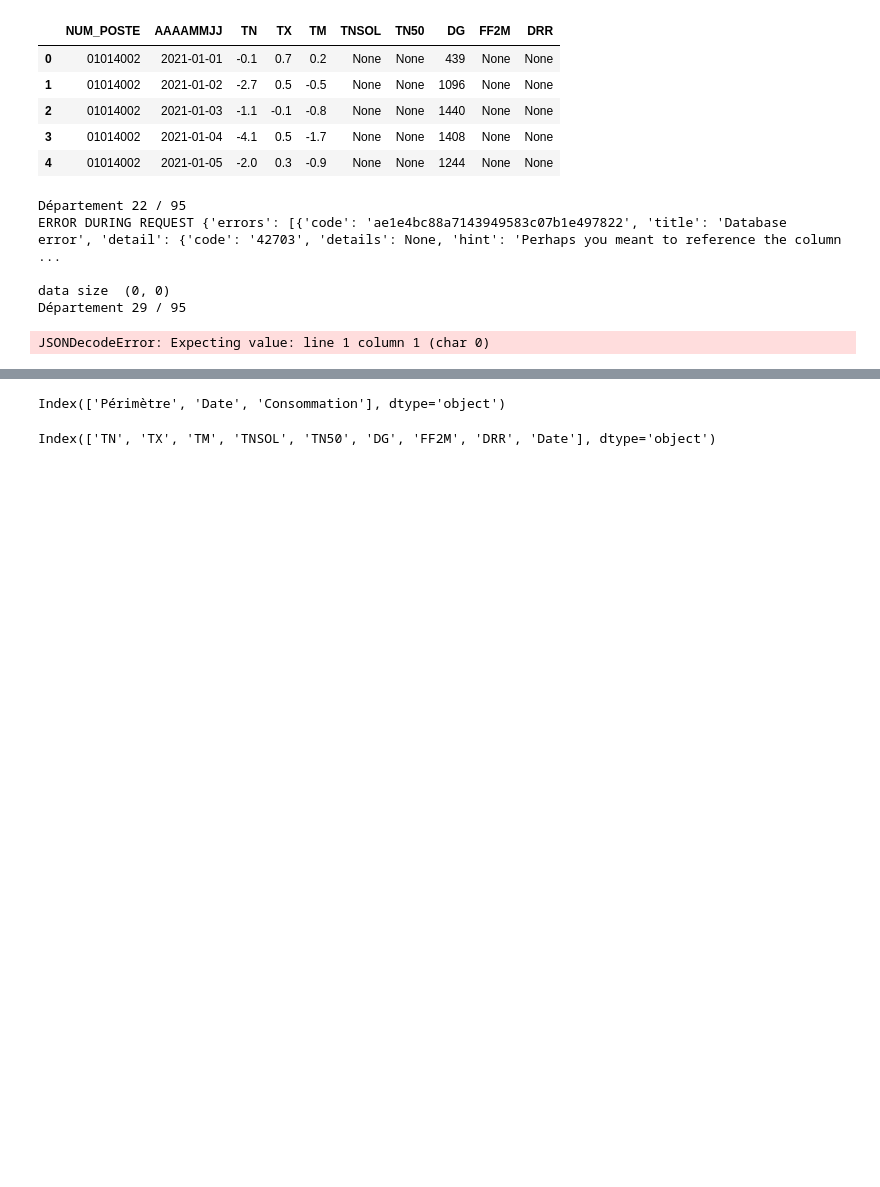
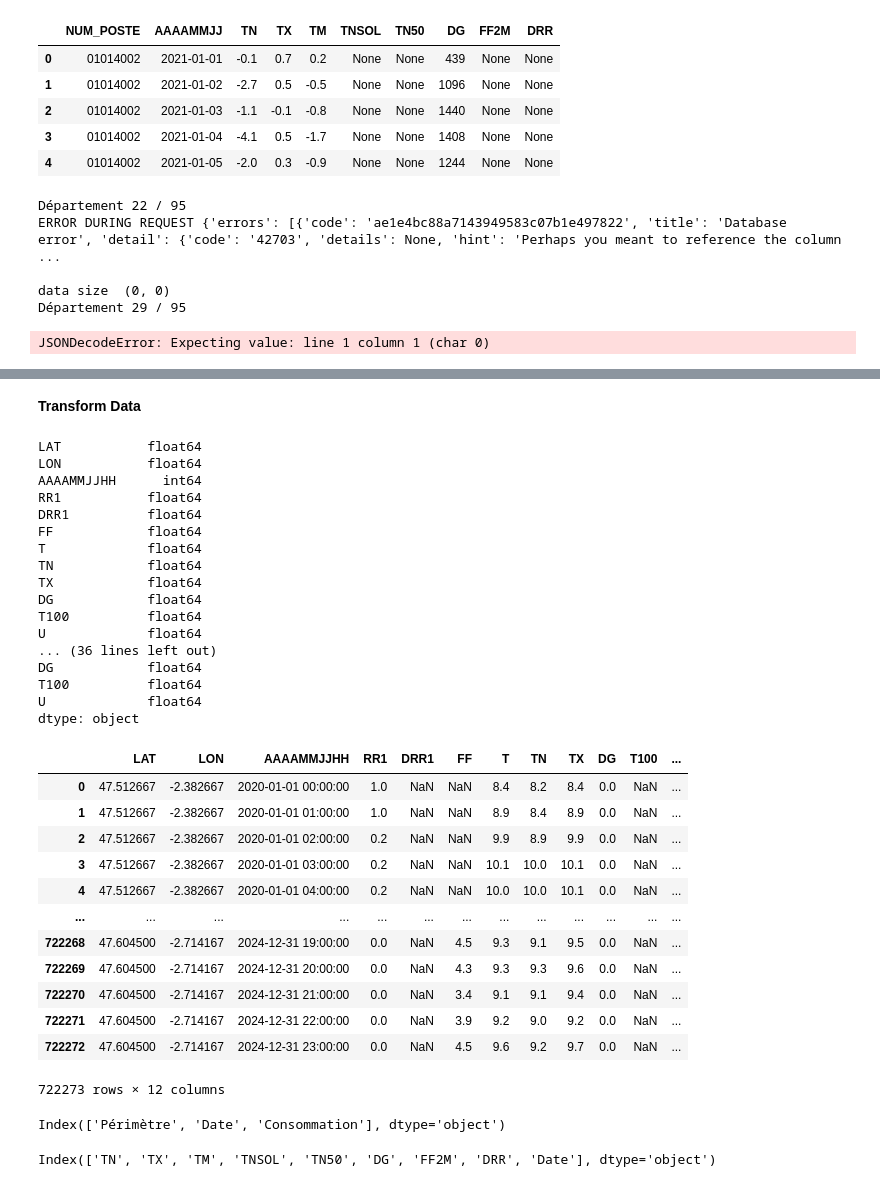
Before and after one commit to Eyfelix/Forecasting-French-Regional-Electricity-Consumption-Weather, a Jupyter notebook: createDataSet.ipynb, the cells around one changed output, grey strips where cells are left out. Drawn from its saved outputs; the diff is of its cells as text; code cells hidden in the pictures; blank space fills up the shorter version.

```diff
--- a/createDataSet.ipynb
+++ b/createDataSet.ipynb
@@ -81,17 +81,18 @@ relevantColsDay = ["NUM_POSTE",#* Numéro de poste,
                 ]
 
 #* Colonnes pour les fichiers météo en heure
-relevantColsHOR = [ "NUM_POSTE",#* Numéro de poste,
+relevantColsHOR = [
                     "AAAAMMJJHH", #* Date et heure
+                    "LAT", #* L'attitude
+                    "LON", #* Longitude
                     "TN", #* Température minimal à l'abri
                     "TX", #* Température maximal à l'abri
                     "T", #* Température à l'abri
-                    "TNSOL", #* Température minimal à 10cm du sol
-                    "TN50", #* Température minimal à 50cm du dol
-                    "DG", #* Durée du gel
+                    "T100", #* Température à un mètre
+                    "DG", #* Durée du gel en mn
                     "FF", #* Force moyenne du vent
-                    "DRR1" #* Durée des précipitations sur une heure
-                    "RR1" #* Quantitée des précipitations sur l'heure
+                    "DRR1", #* Durée des précipitations sur une heure
+                    "RR1", #* Quantitée des précipitations sur l'heure
                     "U", #* Humidité (%)
                     ]
 
@@ -170,6 +175,11 @@ def getFileName(step:Literal["raw","cleaned"],dataSource:Literal["meteo","energy
     if dataSource=="meteo":
         if step=="raw":
             number = str(departementNumber) if departementNumber>10 else "0"+str(departementNumber)
+            if delta=="ByHour":
+                return os.path.join(step+"Data",dataSource,delta,f'H_{number}_previous-2020-2024'+".csv")
+            return os.path.join(step+"Data",dataSource,delta,MetoBase+number+".csv")
+        else:
+            number = str(departementNumber) if departementNumber>10 else "0"+str(departementNumber)
             return os.path.join(step+"Data",dataSource,delta,MetoBase+number+".csv")
 
     number = str(departementNumber) if departementNumber>10 else "0"+str(departementNumber)
@@ -437,15 +457,64 @@ getMeteoData()
+# %% [markdown]
+**Transform Data**
 # %%
-"""TRANSFORM DATA """
+#* Meteo by Day
 
-for dep in range(1,nbDep+1):
-    rawData = pd.read_csv(getFileName("raw","meteo",dep-1),index_col=0)
+# for dep in range(1,nbDep+1):
+for dep in [2]:
+    rawData = pd.read_csv(getFileName("raw","meteo",delta="ByDay",departementNumber=dep-1),index_col=0)
 
     cleanData = rawData.drop(['NUM_POSTE'],axis=1)
     cleanData.groupby(['AAAAMMJJ']).mean() #* Compute the mean by day on differents stations
 
-    cleanData.to_csv(getFileName("cleaned","meteo",dep))
+    cleanData.to_csv(getFileName("cleaned","meteo",delta="ByDay",departementNumber=dep))
 
 # plt.plot(cleanData["AAAAMMJJ"],cleanData["TN"])
+# %%
+#* Meteo by Hour
+
+# for dep in [1]:
+# for dep in range(1,nbDep+1):
+for dep in regions_departements["Bretagne"]:
+    rawData = pd.read_csv(getFileName("raw","meteo",delta="ByHour",departementNumber=dep),sep=";",usecols=relevantColsHOR)
+    cleanData = rawData.copy()
+    cleanData["AAAAMMJJHH"] = pd.to_datetime(cleanData["AAAAMMJJHH"],dayfirst=True,format="%Y%m%d%H")
+
+    print(rawData.dtypes)
+
+
+    cleanData.to_csv(getFileName("cleaned","meteo",delta="ByHour",departementNumber=dep))
+cleanData
+# %% [output]
+LAT           float64
+LON           float64
+AAAAMMJJHH      int64
+RR1           float64
+DRR1          float64
+FF            float64
+T             float64
+TN            float64
+TX            float64
+DG            float64
+T100          float64
+U             float64
+... (36 lines left out)
+DG            float64
+T100          float64
+U             float64
+dtype: object
+|  | LAT | LON | AAAAMMJJHH | RR1 | DRR1 | FF | T | TN | TX | DG | T100 | ... |
+| 0 | 47.512667 | -2.382667 | 2020-01-01 00:00:00 | 1.0 | NaN | NaN | 8.4 | 8.2 | 8.4 | 0.0 | NaN | ... |
+| 1 | 47.512667 | -2.382667 | 2020-01-01 01:00:00 | 1.0 | NaN | NaN | 8.9 | 8.4 | 8.9 | 0.0 | NaN | ... |
+| 2 | 47.512667 | -2.382667 | 2020-01-01 02:00:00 | 0.2 | NaN | NaN | 9.9 | 8.9 | 9.9 | 0.0 | NaN | ... |
+| 3 | 47.512667 | -2.382667 | 2020-01-01 03:00:00 | 0.2 | NaN | NaN | 10.1 | 10.0 | 10.1 | 0.0 | NaN | ... |
+| 4 | 47.512667 | -2.382667 | 2020-01-01 04:00:00 | 0.2 | NaN | NaN | 10.0 | 10.0 | 10.1 | 0.0 | NaN | ... |
+| ... | ... | ... | ... | ... | ... | ... | ... | ... | ... | ... | ... | ... |
+| 722268 | 47.604500 | -2.714167 | 2024-12-31 19:00:00 | 0.0 | NaN | 4.5 | 9.3 | 9.1 | 9.5 | 0.0 | NaN | ... |
+| 722269 | 47.604500 | -2.714167 | 2024-12-31 20:00:00 | 0.0 | NaN | 4.3 | 9.3 | 9.3 | 9.6 | 0.0 | NaN | ... |
+| 722270 | 47.604500 | -2.714167 | 2024-12-31 21:00:00 | 0.0 | NaN | 3.4 | 9.1 | 9.1 | 9.4 | 0.0 | NaN | ... |
+| 722271 | 47.604500 | -2.714167 | 2024-12-31 22:00:00 | 0.0 | NaN | 3.9 | 9.2 | 9.0 | 9.2 | 0.0 | NaN | ... |
+| 722272 | 47.604500 | -2.714167 | 2024-12-31 23:00:00 | 0.0 | NaN | 4.5 | 9.6 | 9.2 | 9.7 | 0.0 | NaN | ... |
+722273 rows × 12 columns
 # %%
 """====================  ENERGY  ===================="""
 
```
Also changed, not shown: parts of 6 cells of this notebook, 3 other files.
